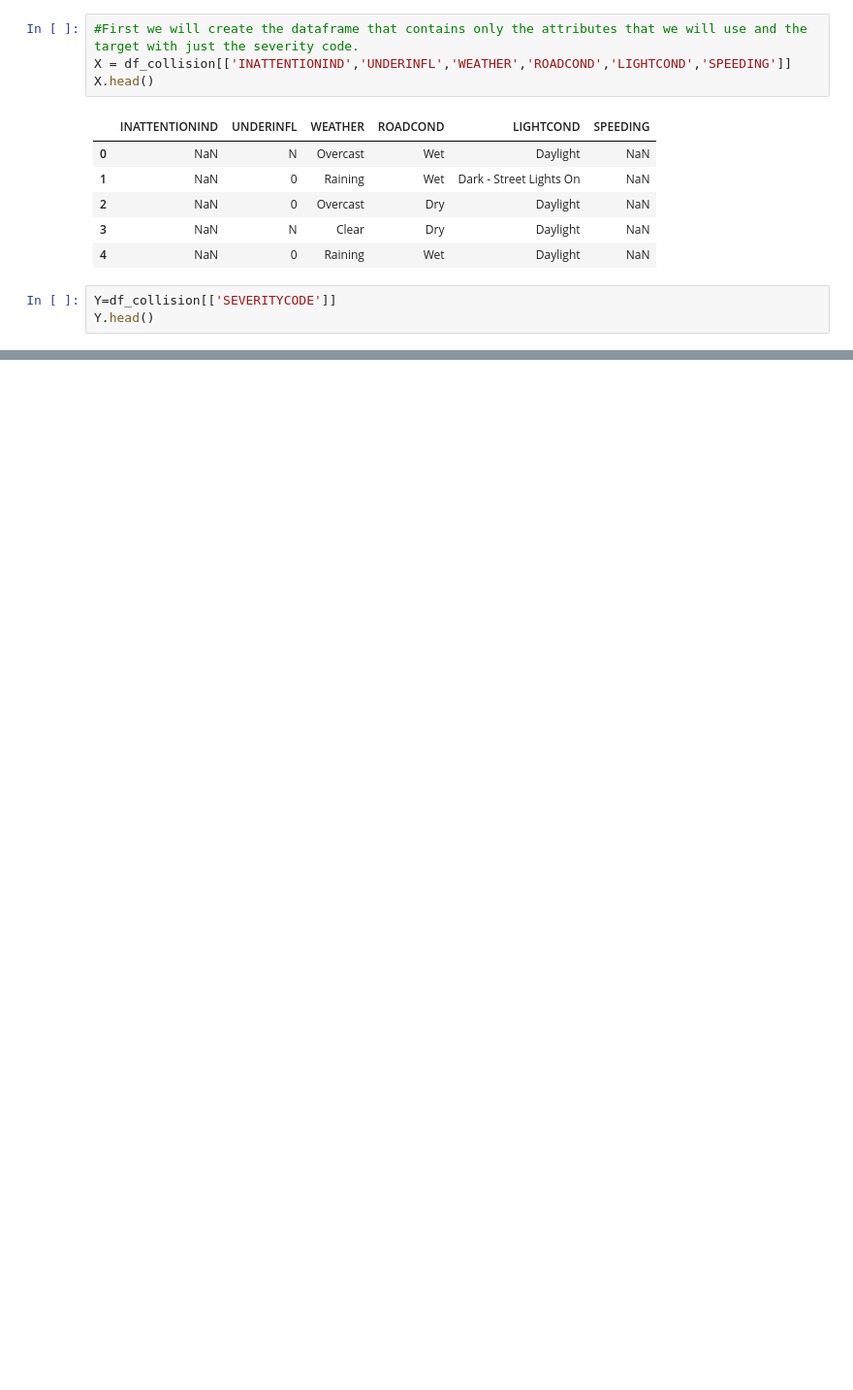
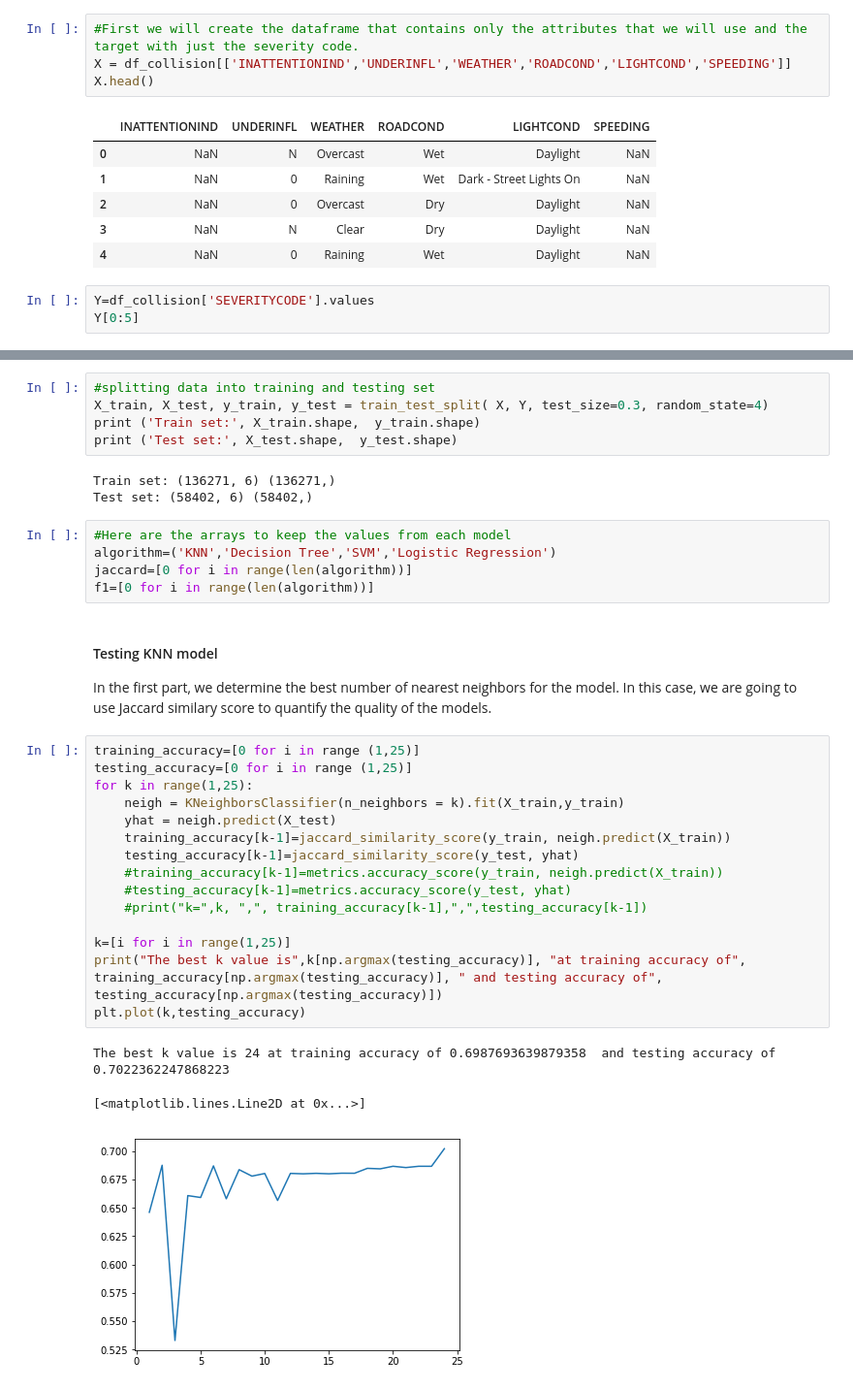
Before and after one commit to PanPalitta/IBM_DataScience, a Jupyter notebook: Data_capstone.ipynb, the cells around one changed output, grey strips where cells are left out. Shown at 97% size. Cells and saved outputs as stored; diff of their text form; blank space fills up the shorter version.

Commit message:
Results from running classifiers.

```diff
--- a/Data_capstone.ipynb
+++ b/Data_capstone.ipynb
@@ -50,6 +56,6 @@ X.head()
 | 3 | NaN | N | Clear | Dry | Daylight | NaN |
 | 4 | NaN | 0 | Raining | Wet | Daylight | NaN |
 # %%
-Y=df_collision[['SEVERITYCODE']]
-Y.head()
+Y=df_collision['SEVERITYCODE'].values
+Y[0:5]
 # %% [output]
@@ -176,0 +233,36 @@ array(['Daylight', 'Dark - Street Lights On', 'Dark - No Street Lights',
+# %%
+#splitting data into training and testing set
+X_train, X_test, y_train, y_test = train_test_split( X, Y, test_size=0.3, random_state=4)
+print ('Train set:', X_train.shape,  y_train.shape)
+print ('Test set:', X_test.shape,  y_test.shape)
+# %% [output]
+Train set: (136271, 6) (136271,)
+Test set: (58402, 6) (58402,)
+# %%
+#Here are the arrays to keep the values from each model
+algorithm=('KNN','Decision Tree','SVM','Logistic Regression')
+jaccard=[0 for i in range(len(algorithm))]
+f1=[0 for i in range(len(algorithm))]
+# %% [markdown]
+#### Testing KNN model ####
+
+In the first part, we determine the best number of nearest neighbors for the model. In this case, we are going to use Jaccard similary score to quantify the quality of the models.
+# %%
+training_accuracy=[0 for i in range (1,25)]
+testing_accuracy=[0 for i in range (1,25)]
+for k in range(1,25):
+    neigh = KNeighborsClassifier(n_neighbors = k).fit(X_train,y_train)
+    yhat = neigh.predict(X_test)
+    training_accuracy[k-1]=jaccard_similarity_score(y_train, neigh.predict(X_train))
+    testing_accuracy[k-1]=jaccard_similarity_score(y_test, yhat)
+    #training_accuracy[k-1]=metrics.accuracy_score(y_train, neigh.predict(X_train))
+    #testing_accuracy[k-1]=metrics.accuracy_score(y_test, yhat)
+    #print("k=",k, ",", training_accuracy[k-1],",",testing_accuracy[k-1])
+
+k=[i for i in range(1,25)]
+print("The best k value is",k[np.argmax(testing_accuracy)], "at training accuracy of", training_accuracy[np.argmax(testing_accuracy)], " and testing accuracy of", testing_accuracy[np.argmax(testing_accuracy)])
+plt.plot(k,testing_accuracy)
+# %% [output]
+The best k value is 24 at training accuracy of 0.6987693639879358  and testing accuracy of 0.7022362247868223
+[<matplotlib.lines.Line2D at 0x...>]
+[figure, added]
```
Also changed, not shown: parts of 27 cells of this notebook.
